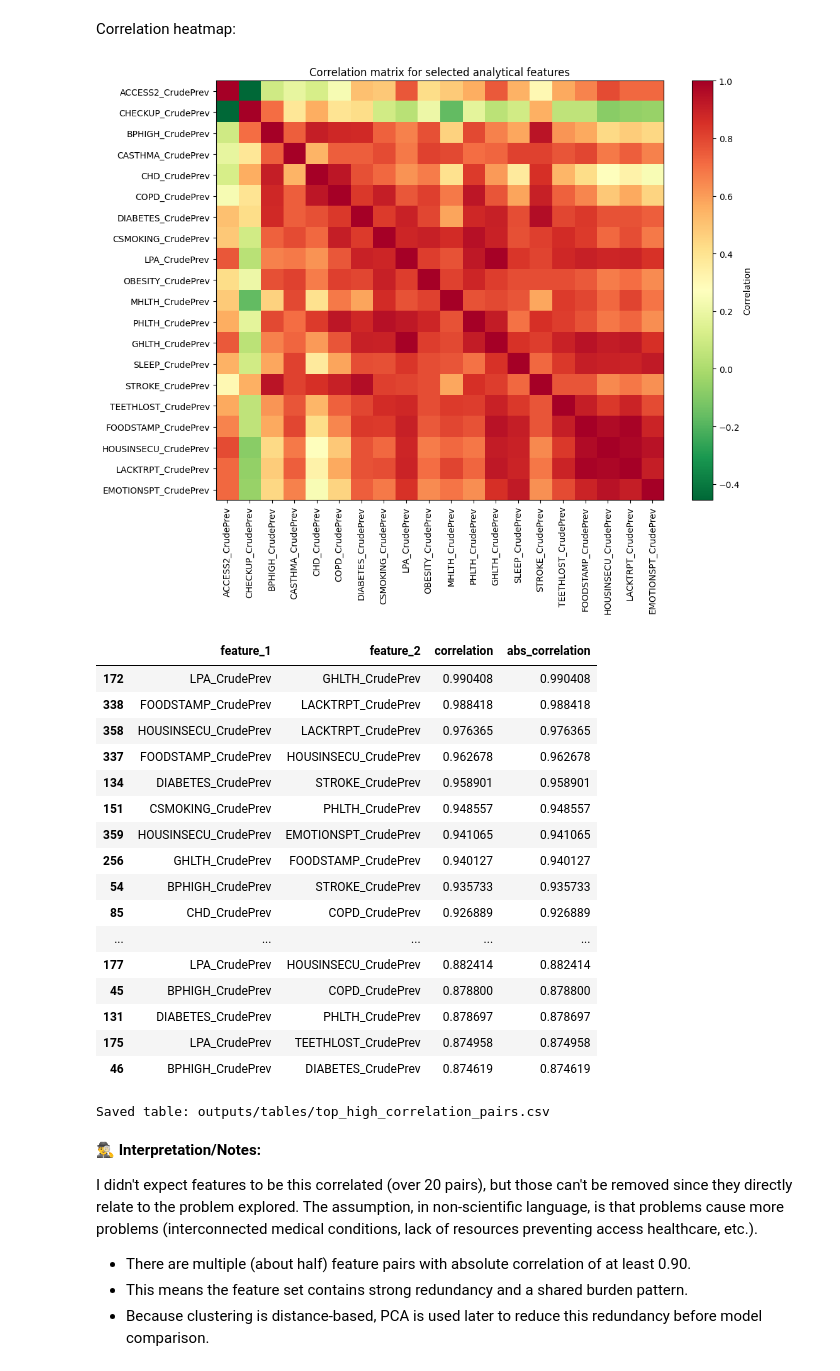
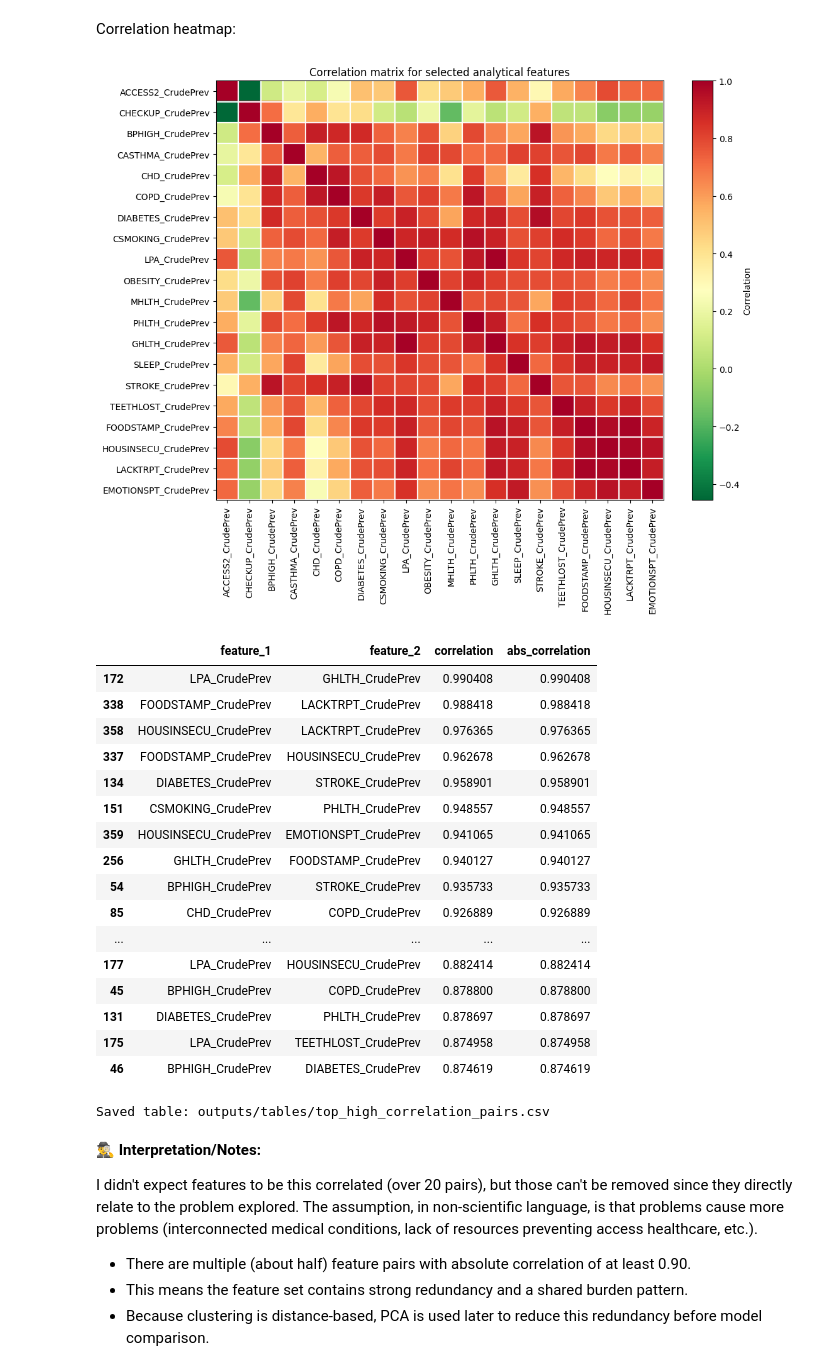
Before and after one commit to dataweby/ToU-Clustering, a Jupyter notebook: notebooks/clustering_capstone.ipynb, the cells around one changed output. Drawn from its saved outputs; the diff is of its cells as text; code cells hidden in the pictures.

```diff
--- a/notebooks/clustering_capstone.ipynb
+++ b/notebooks/clustering_capstone.ipynb
@@ -8,6 +8,7 @@ import re
 import numpy as np
 import pandas as pd
 import matplotlib.pyplot as plt
+import seaborn as sns
 
 from IPython.display import display, Markdown
 
@@ -19,7 +20,8 @@ from sklearn.metrics import (
     silhouette_score,
     davies_bouldin_score,
     calinski_harabasz_score,
-    adjusted_rand_score
+    adjusted_rand_score,
+    normalized_mutual_info_score,
 )
 from sklearn.manifold import TSNE
 from sklearn.neighbors import NearestNeighbors
@@ -35,6 +37,7 @@ np.random.seed(RANDOM_STATE)
 
 pd.set_option("display.max_columns", 200)
 pd.set_option("display.width", 180)
+pd.set_option("display.max_colwidth", None)
 # %% [markdown]
 # Deliverable 1 — Reflective Narrative
 # %% [markdown]
@@ -527,7 +519,7 @@ feature_missing_pct = (df[feature_cols].isna().mean() * 100).sort_values(ascendi
 
 # Create a horizontal bar plot to show the percentage of missing values for each selected feature, sorted from highest to lowest missingness. This helps identify if any features have a high rate of missing data that might require special handling.
 plt.figure(figsize=(10, 6))
-plt.barh(feature_missing_pct.index[::-1], feature_missing_pct.values[::-1])
+plt.barh(feature_missing_pct.index[::-1], feature_missing_pct.values[::-1], edgecolor="white", linewidth=0.8)
 plt.xlabel("Percent missing")
 plt.xlim(0, 100)
 plt.title("Missingness across selected analytical features")
@@ -544,10 +536,15 @@ top_missing_features = feature_missing_pct.head(min(20, len(feature_missing_pct)
 # If there are any features with missing data, create a heatmap to visualize the missingness pattern across the tracts for those features. This can help identify if certain tracts are missing data for multiple features or if the missingness is random.
 if top_missing_features:
     plt.figure(figsize=(12, 5))
-    plt.imshow(df[top_missing_features].isna().astype(int), aspect="auto")
-    plt.colorbar(label="Missing (1=yes, 0=no)")
+    im = plt.imshow(df[top_missing_features].isna().astype(int), aspect="auto", cmap="RdYlGn_r", vmin=0, vmax=1)
+    plt.colorbar(im, label="Missing (1=yes, 0=no)")
     plt.yticks([])
     plt.xticks(range(len(top_missing_features)), top_missing_features, rotation=90)
+
+    # Adding white divider lines between feature columns for readability.
+    for x in np.arange(0.5, len(top_missing_features), 1):
+        plt.axvline(x=x, color="white", linewidth=0.8, alpha=0.9)
+
     plt.title("Missingness pattern for selected features")
     plt.tight_layout()
     save_fig("missingness_pattern_selected_features")
@@ -710,34 +713,41 @@ Correlation heatmap:
 # %%
 # Correlation heatmap among analytical features
 corr = df[feature_cols].corr()
 
 # Create a heatmap to visualize the correlation matrix among the selected analytical features, which can help identify any strong correlations or redundancy in the feature set that may impact clustering results.
 plt.figure(figsize=(max(9, len(feature_cols) * 0.55), max(7, len(feature_cols) * 0.45)))
 im = plt.imshow(corr, aspect="auto", cmap="RdYlGn_r")
 plt.colorbar(im, label="Correlation")
 plt.xticks(range(len(feature_cols)), feature_cols, rotation=90)
 plt.yticks(range(len(feature_cols)), feature_cols)
+
+# Add white borders around each matrix cell for readability.
+for x in np.arange(0.5, len(feature_cols), 1):
+    plt.axvline(x=x, color="white", linewidth=1.6, alpha=0.95)
+for y in np.arange(0.5, len(feature_cols), 1):
+    plt.axhline(y=y, color="white", linewidth=1.6, alpha=0.95)
+
 plt.title("Correlation matrix for selected analytical features")
 plt.tight_layout()
 save_fig("correlation_matrix_selected_features")
 plt.show()
 
 # Display a table showing the correlation values for each pair of selected features, sorted by absolute correlation in descending order so that the strongest correlations can be reviewed first.
 corr_pairs = (
     corr.where(np.triu(np.ones(corr.shape), k=1).astype(bool))
         .stack()
         .reset_index()
 )
 corr_pairs.columns = ["feature_1", "feature_2", "correlation"]
 corr_pairs["abs_correlation"] = corr_pairs["correlation"].abs()
 high_corr_pairs = corr_pairs.sort_values("abs_correlation", ascending=False)
 
 # Display a table showing the feature pairs with the highest absolute correlation values, sorted from strongest to weakest correlation. This helps identify any pairs of features that may be highly redundant and could impact clustering results.
 show_table(high_corr_pairs.head(40), "top_high_correlation_pairs", index=False)
 
 n_high = int((high_corr_pairs["abs_correlation"] >= 0.90).sum())
 # %% [output]
-[figure, old version]
+[figure, new version]
 |  | feature_1 | feature_2 | correlation | abs_correlation |
 | 172 | LPA_CrudePrev | GHLTH_CrudePrev | 0.990408 | 0.990408 |
 | 338 | FOODSTAMP_CrudePrev | LACKTRPT_CrudePrev | 0.988418 | 0.988418 |
```
Also changed, not shown: parts of 36 cells of this notebook, 26 other files.
